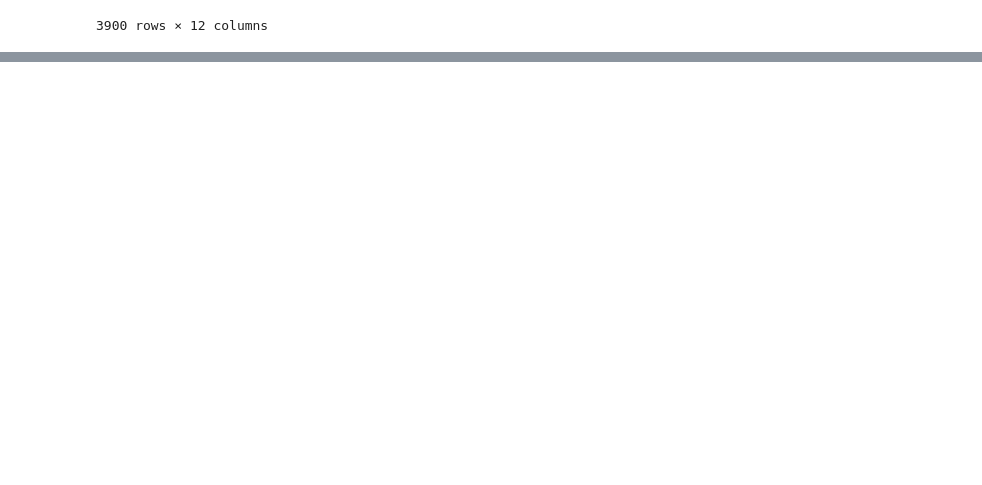
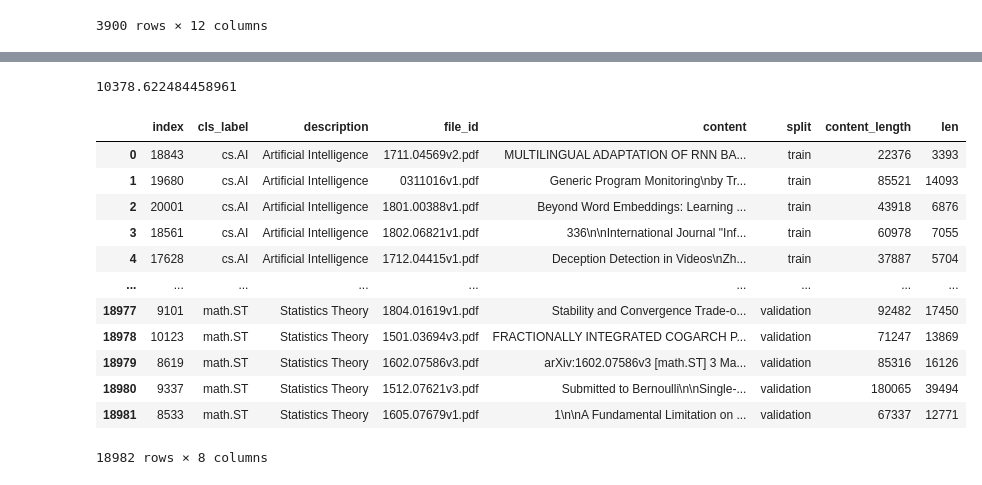
Before and after one commit to DobricLilujun/agentCLS, a Jupyter notebook: script/dataProcess.ipynb, the cells around one changed output, grey strips where cells are left out. Cells and saved outputs as stored; diff of their text form; code cells hidden in the pictures; blank space fills up the shorter version.

```diff
--- a/script/dataProcess.ipynb
+++ b/script/dataProcess.ipynb
@@ -143,3 +143,8 @@ input_df
 | 3898 | 32011R0962 | Regulation | Commission Implementing Regulatio... | 28.9.2011 EN Official Journal of ... | ,\nHaving regard to the Treaty on... | [The standard import values refer... | [1115, 1602, 2173, 2635, 3191] | validation | Commission Implementing Regulatio... | ... |
 | 3899 | 31987R3316 | Regulation | Commission Regulation (EEC) No 33... | COMMISSION REGULATION (EEC) No 33... | ,\nHaving regard to the Treaty es... | [The following paragraph is added... | [1570, 4227, 4498] | validation | Commission Regulation (EEC) No 33... | ... |
 3900 rows × 12 columns
+# %%
+import pandas as pd
+
+
+data = pd.read_json("/home/snt/projects_lujun/agentCLS/assets/training_dataset/LDD_split_proportional_train_1500_val_300.jsonl", lines=True)
@@ -145,0 +171,22 @@ input_df
+# %%
+data["len"] = data["content"].apply(lambda x: len(x.split()))
+average_length = data["len"].mean()
+print(average_length)
+# %% [output]
+10378.622484458961
+# %%
+data
+# %% [output]
+|  | index | cls_label | description | file_id | content | split | content_length | len |
+| 0 | 18843 | cs.AI | Artificial Intelligence | 1711.04569v2.pdf | MULTILINGUAL ADAPTATION OF RNN BA... | train | 22376 | 3393 |
+| 1 | 19680 | cs.AI | Artificial Intelligence | 0311016v1.pdf | Generic Program Monitoring\nby Tr... | train | 85521 | 14093 |
+| 2 | 20001 | cs.AI | Artificial Intelligence | 1801.00388v1.pdf | Beyond Word Embeddings: Learning ... | train | 43918 | 6876 |
+| 3 | 18561 | cs.AI | Artificial Intelligence | 1802.06821v1.pdf | 336\n\nInternational Journal "Inf... | train | 60978 | 7055 |
+| 4 | 17628 | cs.AI | Artificial Intelligence | 1712.04415v1.pdf | Deception Detection in Videos\nZh... | train | 37887 | 5704 |
+| ... | ... | ... | ... | ... | ... | ... | ... | ... |
+| 18977 | 9101 | math.ST | Statistics Theory | 1804.01619v1.pdf | Stability and Convergence Trade-o... | validation | 92482 | 17450 |
+| 18978 | 10123 | math.ST | Statistics Theory | 1501.03694v3.pdf | FRACTIONALLY INTEGRATED COGARCH P... | validation | 71247 | 13869 |
+| 18979 | 8619 | math.ST | Statistics Theory | 1602.07586v3.pdf | arXiv:1602.07586v3 [math.ST] 3 Ma... | validation | 85316 | 16126 |
+| 18980 | 9337 | math.ST | Statistics Theory | 1512.07621v3.pdf | Submitted to Bernoulli\n\nSingle-... | validation | 180065 | 39494 |
+| 18981 | 8533 | math.ST | Statistics Theory | 1605.07679v1.pdf | 1\n\nA Fundamental Limitation on ... | validation | 67337 | 12771 |
+18982 rows × 8 columns
```
Also changed, not shown: parts of 1 cell of this notebook, 6 other files.
